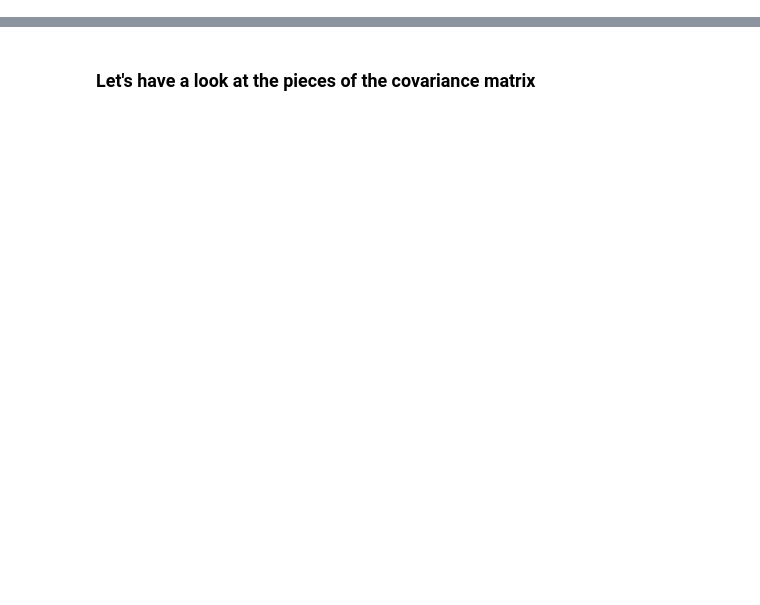
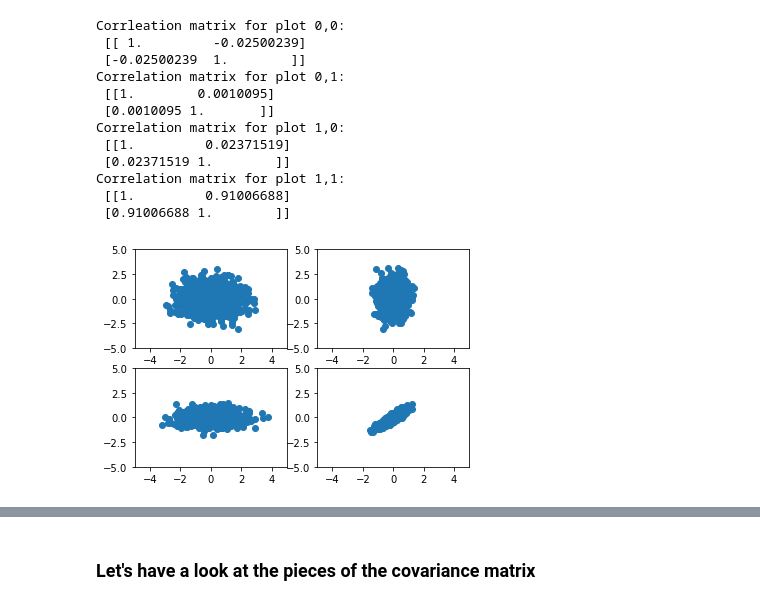
Before and after one commit to KIPAC/Physics89L, a Jupyter notebook: nb/05_01_Correlations.ipynb, the cells around one changed output, grey strips where cells are left out. Saved outputs shown, nothing was run; the diff lists cells and outputs as text; code cells hidden in the pictures; blank space fills up the shorter version.

```diff
--- a/nb/05_01_Correlations.ipynb
+++ b/nb/05_01_Correlations.ipynb
@@ -7,0 +145,26 @@ import datetime
+# %%
+fig = plt.figure()
+axes = fig.subplots(2,2)
+vals_0 = draw_2d_gaussian(axes[0,0], 1000, 1, 1, 0)
+vals_1 = draw_2d_gaussian(axes[0,1], 1000, 0.2, 1, 0)
+vals_2 = draw_2d_gaussian(axes[1,0], 1000, 1, 0.2, 0)
+vals_3 = draw_2d_gaussian(axes[1,1], 1000, 0.2, 0.2, 0.18)
+
+print("Corrleation matrix for plot 0,0:\n", np.corrcoef(vals_0))
+print("Correlation matrix for plot 0,1:\n", np.corrcoef(vals_1))
+print("Correlation matrix for plot 1,0:\n", np.corrcoef(vals_2))
+print("Correlation matrix for plot 1,1:\n", np.corrcoef(vals_3))
+# %% [output]
+Corrleation matrix for plot 0,0:
+ [[ 1.         -0.02500239]
+ [-0.02500239  1.        ]]
+Correlation matrix for plot 0,1:
+ [[1.        0.0010095]
+ [0.0010095 1.       ]]
+Correlation matrix for plot 1,0:
+ [[1.         0.02371519]
+ [0.02371519 1.        ]]
+Correlation matrix for plot 1,1:
+ [[1.         0.91006688]
+ [0.91006688 1.        ]]
+[figure, added]
```
Also changed, not shown: parts of 38 cells of this notebook, 1 other file.
